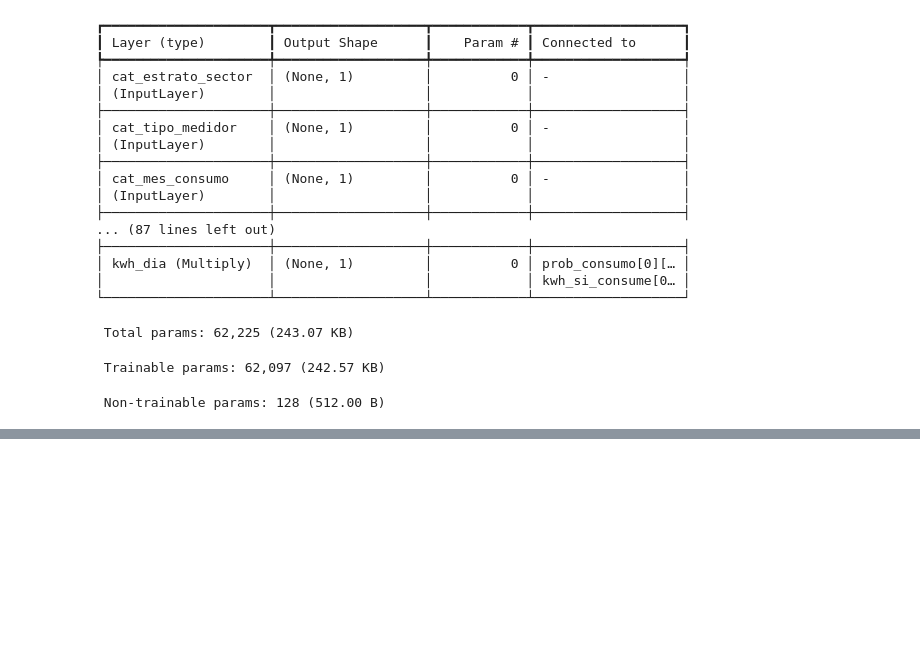
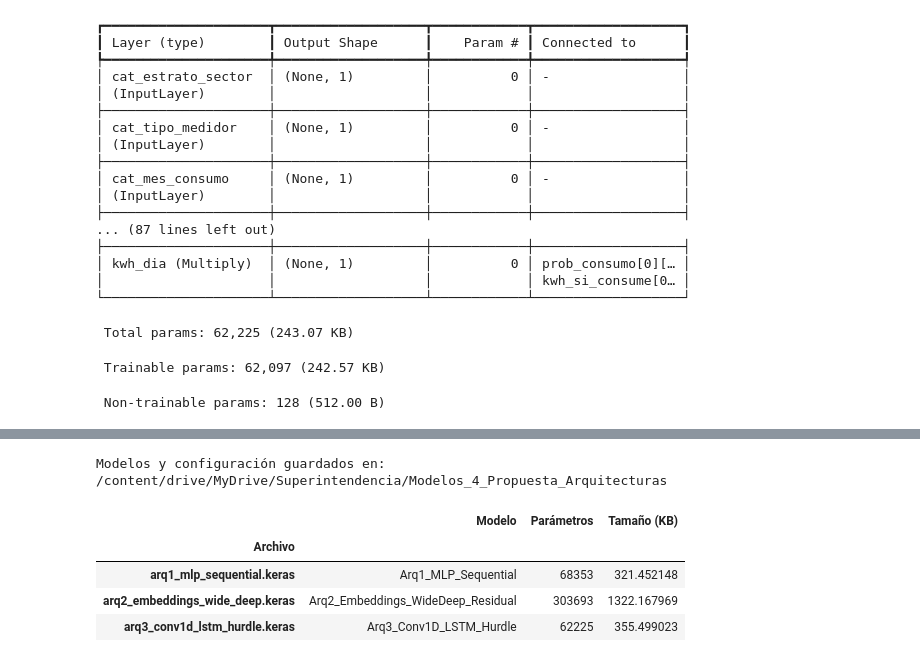
Before and after one commit to ssergio740/Notebooks-Trabajo-de-Grado, a Jupyter notebook: 4_Propuesta_Arquitecturas.ipynb, the cells around one changed output, grey strips where cells are left out. Cells and saved outputs as stored; diff of their text form; code cells hidden in the pictures; blank space fills up the shorter version.

Commit message:
Guardando Modelos

```diff
--- a/4_Propuesta_Arquitecturas.ipynb
+++ b/4_Propuesta_Arquitecturas.ipynb
@@ -60,18 +64,26 @@
 ## 1. Librerías, parámetros e inventario de entradas
 # %%
 import os
-import math
+import json
 
 import numpy as np
 import pandas as pd
 import keras
 from keras import layers
+from google.colab import drive
 
 SEMILLA = 42
 keras.utils.set_random_seed(SEMILLA)
 
-DIR_FIGURAS = 'Figuras_4_Propuesta_Arquitecturas'
-os.makedirs(DIR_FIGURAS, exist_ok=True)
+# Rutas en Google Drive (misma raíz que los cuadernos 2 y 3)
+drive.mount('/content/drive')
+DIR_PROYECTO = '/content/drive/MyDrive/Superintendencia'
+DIR_FIGURAS  = os.path.join(DIR_PROYECTO, 'Figuras_4_Propuesta_Arquitecturas')
+DIR_MODELOS  = os.path.join(DIR_PROYECTO, 'Modelos_4_Propuesta_Arquitecturas')
+for directorio in (DIR_FIGURAS, DIR_MODELOS):
+    os.makedirs(directorio, exist_ok=True)
 
 print(f'Keras {keras.__version__} | backend: {keras.backend.backend()}')
+print(f'Modelos -> {DIR_MODELOS}')
+print(f'Figuras -> {DIR_FIGURAS}')
 # %% [output]
@@ -527,0 +550,60 @@ comparacion
+# %%
+MODELOS = {
+    'arq1_mlp_sequential': model_seq,
+    'arq2_embeddings_wide_deep': model_wd,
+    'arq3_conv1d_lstm_hurdle': model_hib,
+}
+
+registro_guardado = []
+for nombre_archivo, modelo in MODELOS.items():
+    ruta = os.path.join(DIR_MODELOS, f'{nombre_archivo}.keras')
+    modelo.save(ruta)
+    registro_guardado.append({
+        'Archivo': os.path.basename(ruta),
+        'Modelo': modelo.name,
+        'Parámetros': modelo.count_params(),
+        'Tamaño (KB)': os.path.getsize(ruta) / 1024,
+    })
+
+# Contrato de entradas para el cuaderno de entrenamiento
+config_entradas = {
+    'semilla': SEMILLA,
+    'objetivo': 'KWH_DIA',
+    'num_historia': NUM_HISTORIA,
+    'num_facturacion': NUM_FACTURACION,
+    'num_tabular': NUM_TABULAR,
+    'num_con_nulos': NUM_CON_NULOS,
+    'banderas_nulo': BANDERAS_NULO,
+    'ctx_trafo': CTX_TRAFO,
+    'ctx_circ': CTX_CIRC,
+    'categoricas': CATEGORICAS,
+    'dim_embedding': {c: dim_embedding(k) for c, k in CATEGORICAS.items()},
+    'indice_categoria_no_vista': 0,
+    'arq1_orden_vector': [
+        'NUM_TABULAR', 'BANDERAS_NULO', 'CTX_TRAFO', 'CTX_CIRC',
+        'ONEHOT_ESTRATO_SECTOR', 'ONEHOT_TIPO_MEDIDOR', 'MES_CONSUMO_SEN', 'MES_CONSUMO_COS',
+        'ONEHOT_CLUSTER_TRANSFORMADOR', 'ONEHOT_CLUSTER_CIRCUITO',
+    ],
+    'arq1_dim_entrada': N_ENTRADA_MLP,
+    'arq3_n_meses_secuencia': N_MESES_SECUENCIA,
+    'arq3_canales_secuencia': CANALES_SECUENCIA,
+    'arq3_num_estaticas': NUM_ESTATICAS_SEQ,
+    'arq3_banderas_estaticas': BANDERAS_ESTATICAS_SEQ,
+    'entradas_por_modelo': {
+        nombre_archivo: [t.name for t in modelo.inputs] for nombre_archivo, modelo in MODELOS.items()
+    },
+    'archivos_modelo': {nombre_archivo: f'{nombre_archivo}.keras' for nombre_archivo in MODELOS},
+}
+ruta_config = os.path.join(DIR_MODELOS, 'config_entradas.json')
+with open(ruta_config, 'w', encoding='utf-8') as fh:
+    json.dump(config_entradas, fh, ensure_ascii=False, indent=2)
+
+print(f'Modelos y configuración guardados en: {DIR_MODELOS}')
+pd.DataFrame(registro_guardado).set_index('Archivo')
+# %% [output]
+Modelos y configuración guardados en: /content/drive/MyDrive/Superintendencia/Modelos_4_Propuesta_Arquitecturas
+|  | Modelo | Parámetros | Tamaño (KB) |
+| Archivo |  |  |  |
+| arq1_mlp_sequential.keras | Arq1_MLP_Sequential | 68353 | 321.452148 |
+| arq2_embeddings_wide_deep.keras | Arq2_Embeddings_WideDeep_Residual | 303693 | 1322.167969 |
+| arq3_conv1d_lstm_hurdle.keras | Arq3_Conv1D_LSTM_Hurdle | 62225 | 355.499023 |
```
Also changed, not shown: parts of 6 cells of this notebook.
